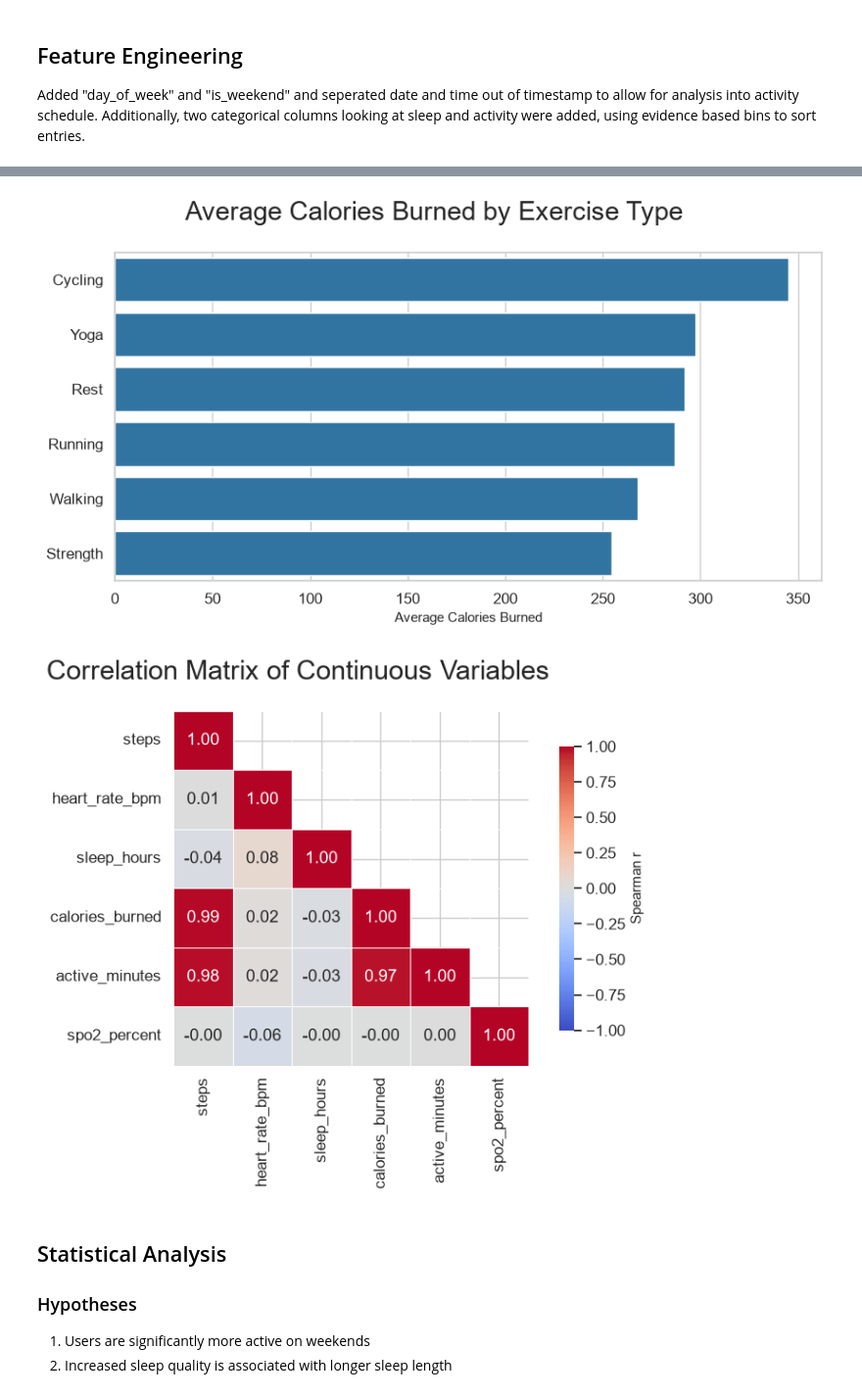
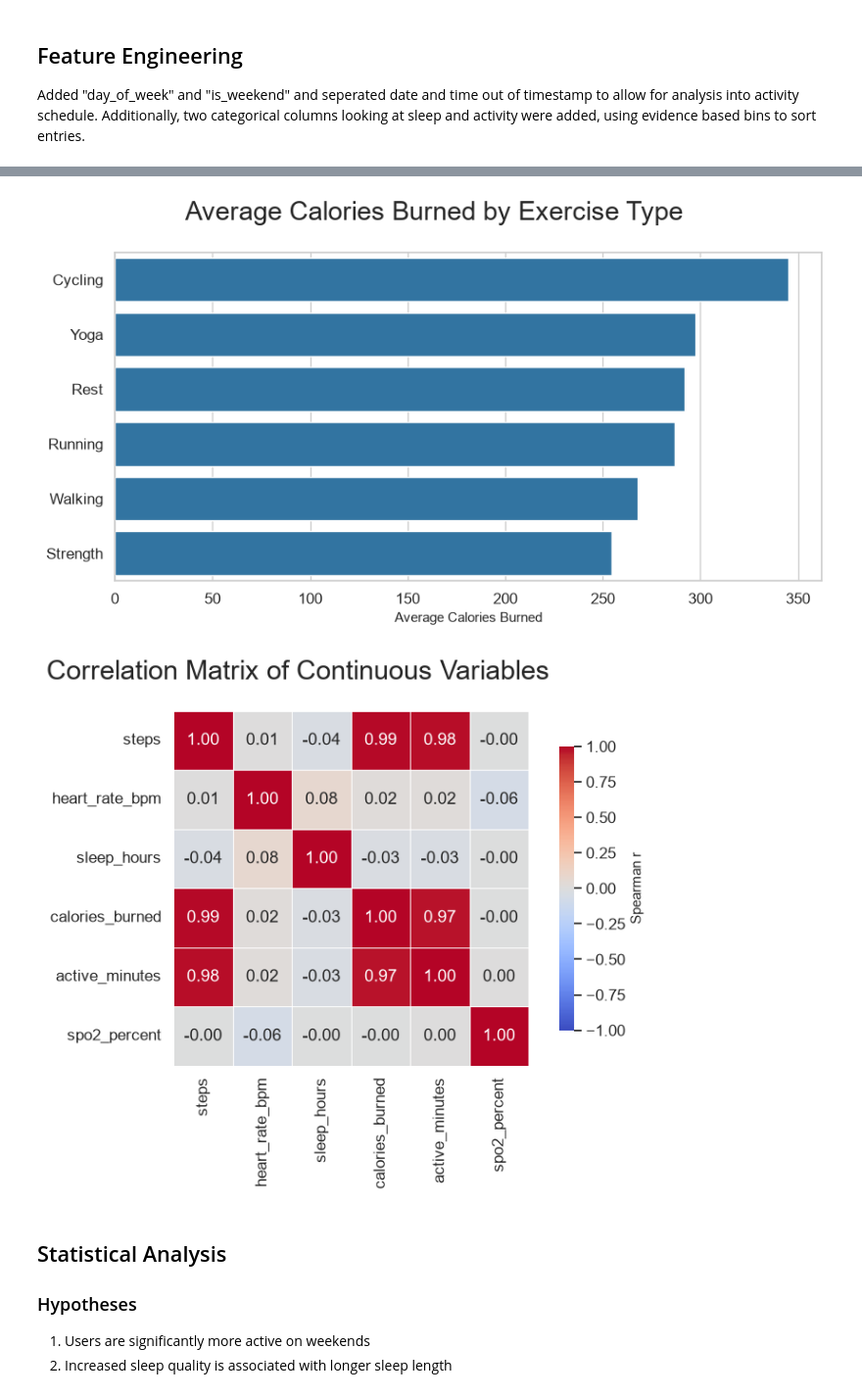
Before and after one commit to JacobReid108/Project, a Jupyter notebook: analysis.ipynb, the cells around one changed output, grey strips where cells are left out. Shown at 98% size. Saved outputs shown, nothing was run; the diff lists cells and outputs as text; code cells hidden in the pictures.

```diff
--- a/analysis.ipynb
+++ b/analysis.ipynb
@@ -5,7 +8,6 @@ import numpy as np
 import pandas as pd
 import matplotlib.pyplot as plt
 import seaborn as sns
-from datetime import timedelta
 from scipy import stats
 
 # Initialisation
@@ -13,7 +15,7 @@ df = pd.read_csv("wearable_data.csv")
 
 # Notebook display settings
 pd.set_option("display.max_columns", None)
-pd.set_option("display.float_format", "{:.2f}".format)
+pd.set_option("display.float_format", "{:.3f}".format)
 
 # Plot styling
 sns.set_style("whitegrid")
@@ -26,7 +28,7 @@ plt.rcParams["axes.labelsize"] = 11
 print("\nData shape is:", df.shape)
 print("\nData types are:", df.dtypes)
 print("\nAmount of null:", df.isna().sum())
-print("\nAmount of duplicated:", df.duplicated().sum())
+print("\nAmount of duplicated entries:", df.duplicated().sum())
 print("\n Desribe data:", df.describe())
 
 def profile_categoricals(df, max_unique=20):
@@ -216,26 +218,29 @@ Data types are seemingly correct, however the "steps" column is a float64 despit
 # Re-inspect database datatypes
 print("Data types are:", df.dtypes)
 
-# Checking to see if any values in "steps" contains decimal values
+# Check to see if any values in "steps" contains decimal values
+step_decimals = []
 for step_count in df["steps"]:
     if pd.isna(step_count):
         continue
     elif step_count % 1 != 0.0:
-        print(f"'steps' contains decimal values:", step_count)
-        break
+        step_decimals.append(step_count)
+print(f"\nFound {len(step_decimals)} decimal values in 'steps':", step_decimals)
 
-# Set steps to an Int64 - it contains NaN data so must be
-# Int64 rather than int64
-df["steps"] = df["steps"].astype("Int64")
-print(f"\n'steps' is now an {df["steps"].dtype} data type")
+# Format steps based on the presence of decimal values
+if len(step_decimals) > 0:
+    print("\nsteps contains decimal values. Data type will remain unchanged")
+else:
+    print("\nsteps contains no decimal values. Data type will be converted to Int64")
+    df["steps"] = df["steps"].astype("Int64")
 
 # Make sleep_quality a categorical variable
 sleep_qualities = ["Poor", "Fair", "Good", "Excellent"]
-df["sleep_quality"] = pd.Categorical(
-    df["sleep_quality"],
-    categories=sleep_qualities,
-    ordered=True
-)
+df["sleep_quality"] = pd.Categorical(df["sleep_quality"], categories=sleep_qualities, ordered=True)
+
+# Check results
+print("-" * 50)
+print("Data types are now:", df.dtypes)
 # %% [output]
 Data types are: user_id                       str
 timestamp          datetime64[us]
@@ -572,9 +555,10 @@ sns.barplot(
     orient="h",
 )
 
+# Visual adjustments
 exercise_calories_fig.suptitle("Average Calories Burned by Exercise Type", fontsize=21)
 exercise_calories_ax.set_xlabel("Average Calories Burned")
-exercise_calories_ax.set_ylabel("")                     # y-axis label redundant (categories speak for themselves)
+exercise_calories_ax.set_ylabel("")
 exercise_calories_fig.tight_layout()
 exercise_calories_fig.show()
 
@@ -584,10 +568,8 @@ heatmap_corr = df[["steps", "heart_rate_bpm", "sleep_hours", "calories_burned",
 
 # Plot heatmap of correlation matrix
 heatmap_fig, heatmap_ax = plt.subplots(figsize=(8, 6))
-mask = np.triu(np.ones_like(heatmap_corr, dtype=bool), k=1)   # hide upper triangle
 sns.heatmap(
     heatmap_corr,
-    mask=mask,
     annot=True,
     fmt=".2f",
     cmap="coolwarm",
@@ -621,5 +603,5 @@ heatmap_fig.show()
 [figure]
-[figure, old version]
+[figure, new version]
 # %% [markdown]
 ## Statistical Analysis
 
```
Also changed, not shown: parts of 18 cells of this notebook.
